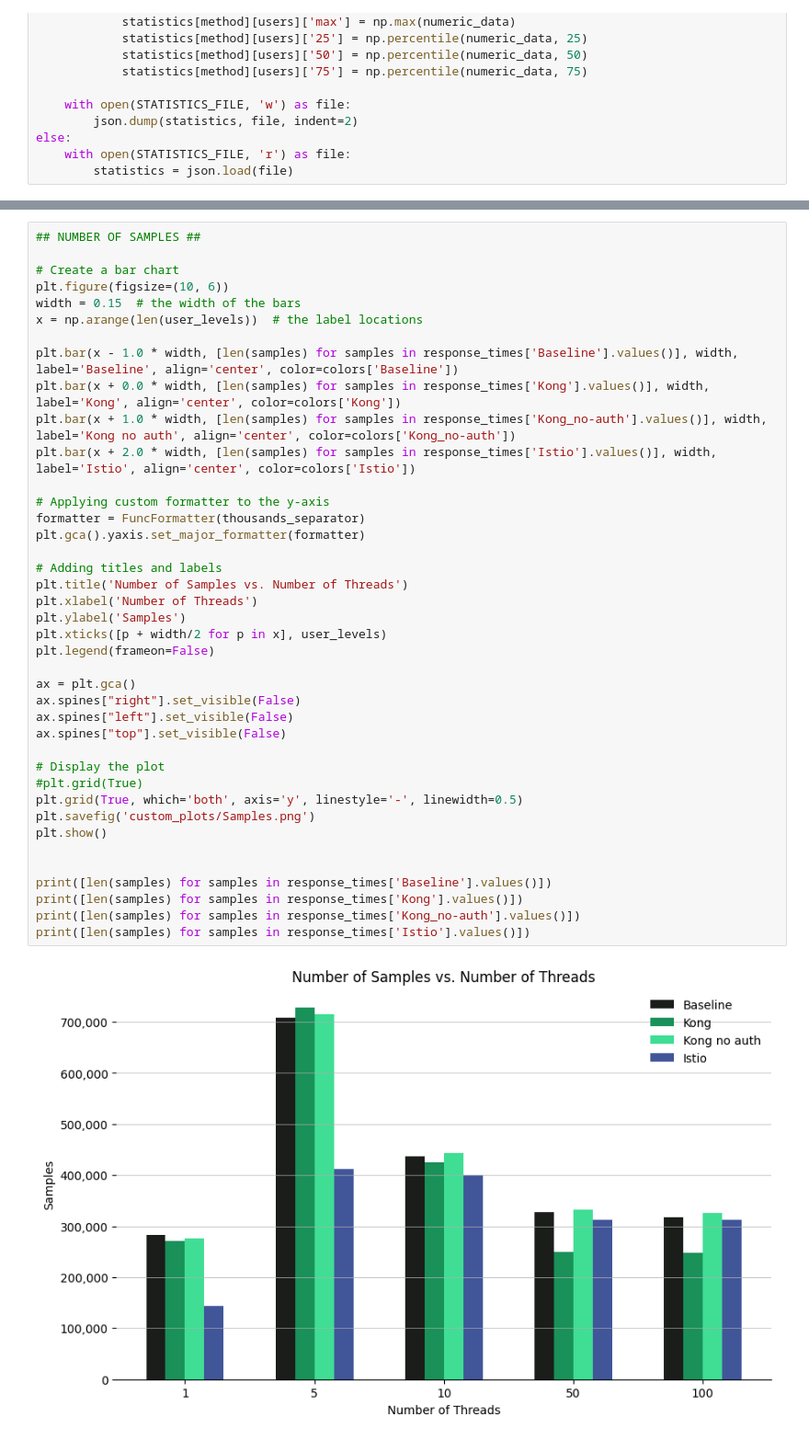
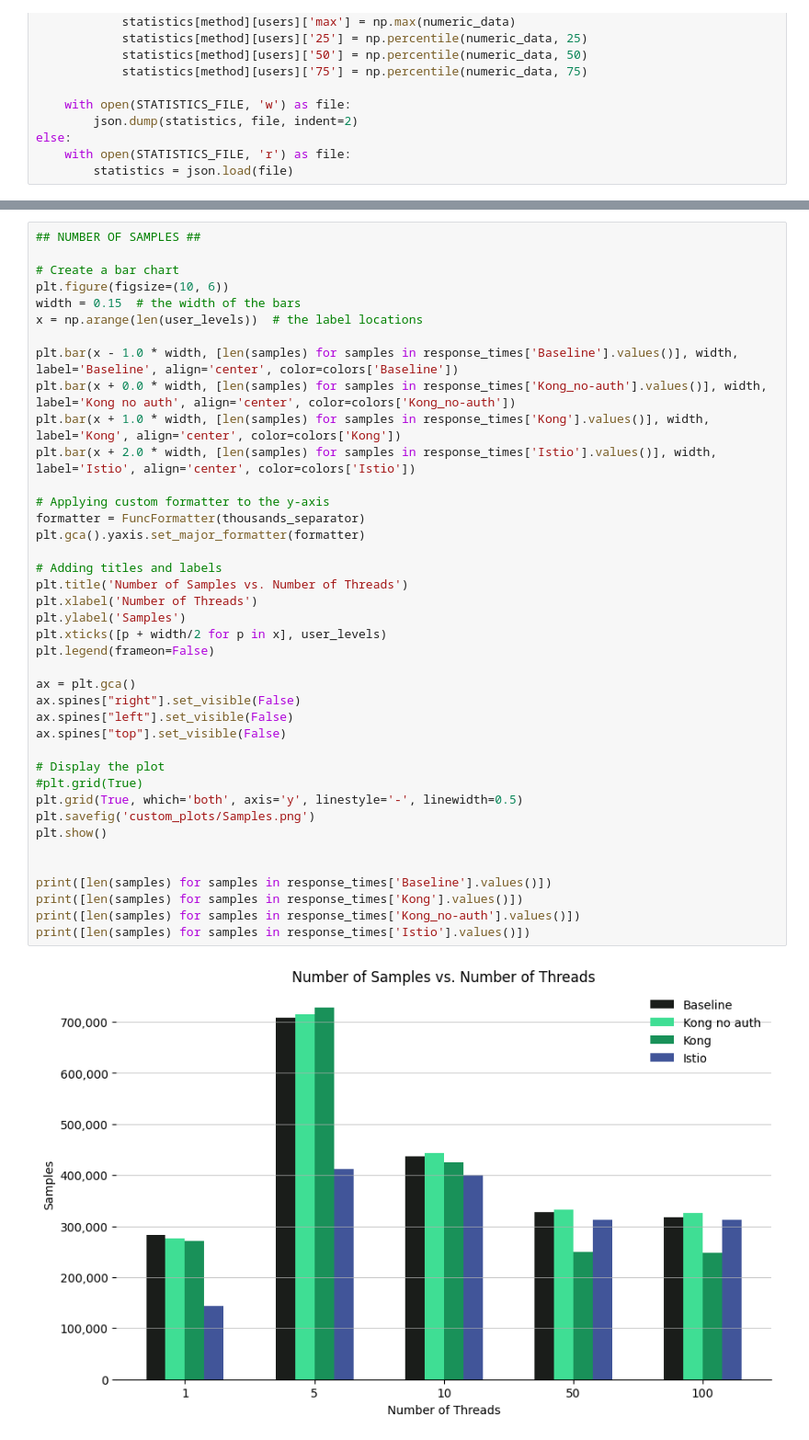
Before and after one commit to christophkormesser/Bachelors-Project, a Jupyter notebook: data/bar_charts.ipynb, the cells around one changed output, grey strips where cells are left out. Shown at 92% size. Cells and saved outputs as stored; diff of their text form.

Commit message:
changes order: kong no auth before kong with auth

```diff
--- a/data/bar_charts.ipynb
+++ b/data/bar_charts.ipynb
@@ -360,39 +360,39 @@ width = 0.15  # the width of the bars
 x = np.arange(len(user_levels))  # the label locations
 
 plt.bar(x - 1.0 * width, [len(samples) for samples in response_times['Baseline'].values()], width, label='Baseline', align='center', color=colors['Baseline'])
-plt.bar(x + 0.0 * width, [len(samples) for samples in response_times['Kong'].values()], width, label='Kong', align='center', color=colors['Kong'])
-plt.bar(x + 1.0 * width, [len(samples) for samples in response_times['Kong_no-auth'].values()], width, label='Kong no auth', align='center', color=colors['Kong_no-auth'])
+plt.bar(x + 0.0 * width, [len(samples) for samples in response_times['Kong_no-auth'].values()], width, label='Kong no auth', align='center', color=colors['Kong_no-auth'])
+plt.bar(x + 1.0 * width, [len(samples) for samples in response_times['Kong'].values()], width, label='Kong', align='center', color=colors['Kong'])
 plt.bar(x + 2.0 * width, [len(samples) for samples in response_times['Istio'].values()], width, label='Istio', align='center', color=colors['Istio'])
 
 # Applying custom formatter to the y-axis
 formatter = FuncFormatter(thousands_separator)
 plt.gca().yaxis.set_major_formatter(formatter)
 
 # Adding titles and labels
 plt.title('Number of Samples vs. Number of Threads')
 plt.xlabel('Number of Threads')
 plt.ylabel('Samples')
 plt.xticks([p + width/2 for p in x], user_levels)
 plt.legend(frameon=False)
 
 ax = plt.gca()
 ax.spines["right"].set_visible(False)
 ax.spines["left"].set_visible(False)
 ax.spines["top"].set_visible(False)
 
 # Display the plot
 #plt.grid(True)
 plt.grid(True, which='both', axis='y', linestyle='-', linewidth=0.5)
 plt.savefig('custom_plots/Samples.png')
 plt.show()
 
 
 print([len(samples) for samples in response_times['Baseline'].values()])
 print([len(samples) for samples in response_times['Kong'].values()])
 print([len(samples) for samples in response_times['Kong_no-auth'].values()])
 print([len(samples) for samples in response_times['Istio'].values()])
 # %% [output]
-[figure, old version]
+[figure, new version]
 [282124, 708455, 437570, 327614, 318355]
 [271061, 728829, 424729, 250184, 247256]
 [276232, 715741, 443054, 332145, 326089]
```
Also changed, not shown: parts of 3 cells of this notebook, 3 other files.
